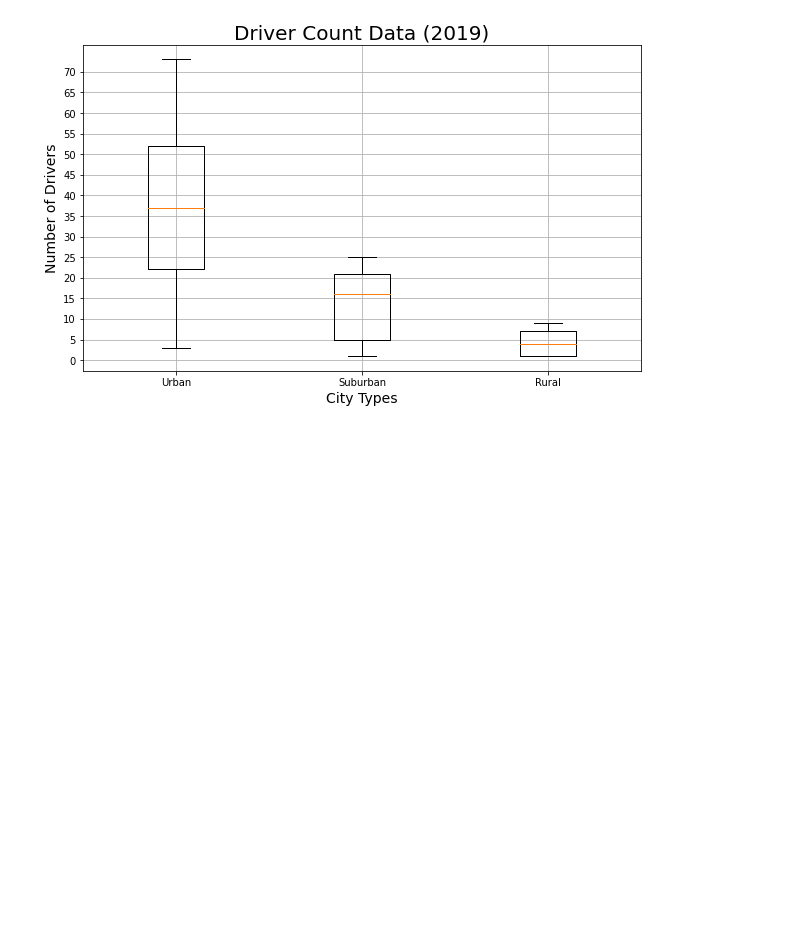
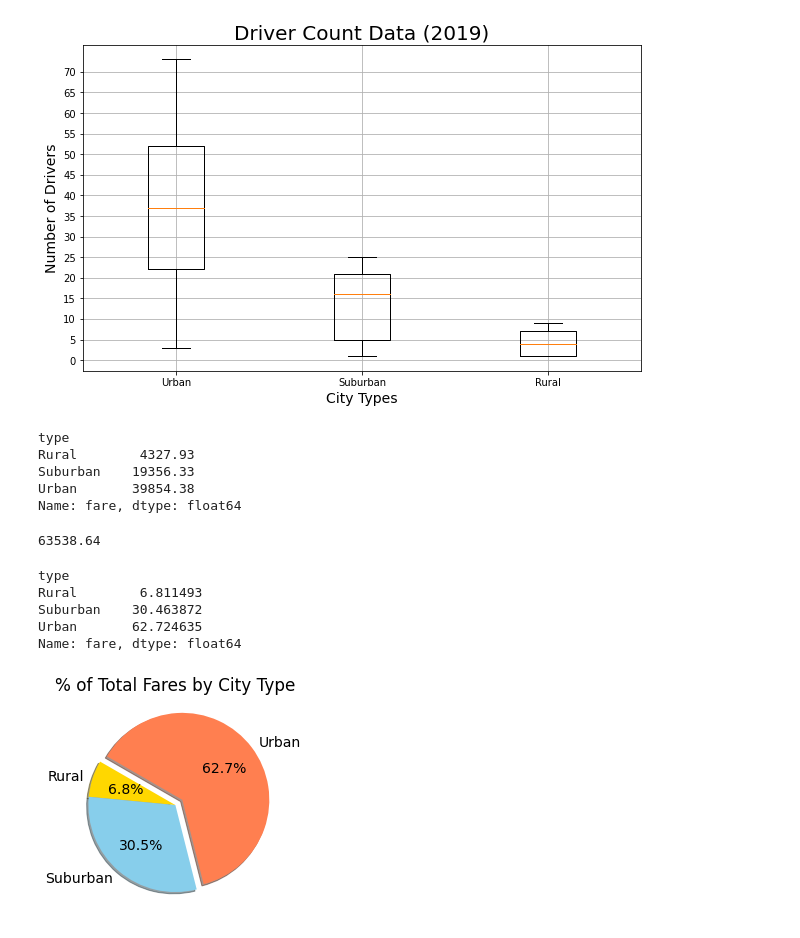
Before and after one commit to brendatreto/PyBer_Analysis, a Jupyter notebook: PyBer.ipynb, the cells around one changed output. Drawn from its saved outputs; the diff is of its cells as text; code cells hidden in the pictures; blank space fills up the shorter version.

Commit message:
Percentage of fares by city type

```diff
--- a/PyBer.ipynb
+++ b/PyBer.ipynb
@@ -915,3 +916,46 @@ ax.grid()
 plt.show()
 # %% [output]
 [figure]
+# %%
+# Fare for each city type
+sum_fares_by_type = pyber_data_df.groupby(["type"]).sum()["fare"]
+sum_fares_by_type
+# %% [output]
+type
+Rural        4327.93
+Suburban    19356.33
+Urban       39854.38
+Name: fare, dtype: float64
+# %%
+# Sum of all fares
+total_fares = pyber_data_df["fare"].sum()
+total_fares
+# %% [output]
+63538.64
+# %%
+# Percentage of total fares
+percentage_of_fares = sum_fares_by_type / total_fares *100
+percentage_of_fares
+# %% [output]
+type
+Rural        6.811493
+Suburban    30.463872
+Urban       62.724635
+Name: fare, dtype: float64
+# %%
+# Pie chart percentage of total fares
+
+fares = percentage_of_fares
+labels = ["Rural", "Suburban", "Urban"]
+colors = ["gold", "skyblue", "coral"]
+explode = [0,0,0.1]
+
+plt.pie(fares, labels = labels, autopct ="%1.1f%%", startangle=150, shadow=True, colors=colors, explode = explode)
+plt.title("% of Total Fares by City Type")
+mpl.rcParams["font.size"] = 14
+
+plt.savefig("Analysis/Fig5.png")
+
+plt.show()
+# %% [output]
+[figure, added]
```
Also changed, not shown: parts of 1 cell of this notebook, 1 other file.
